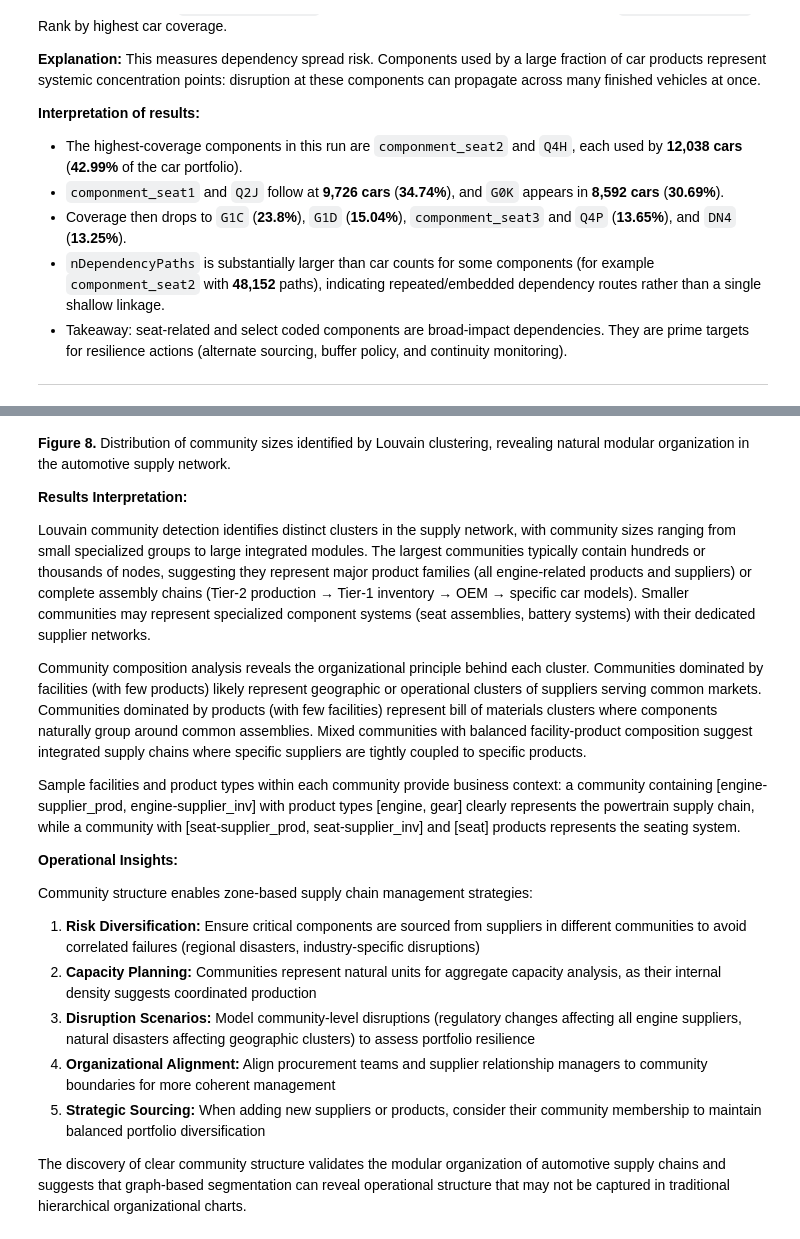
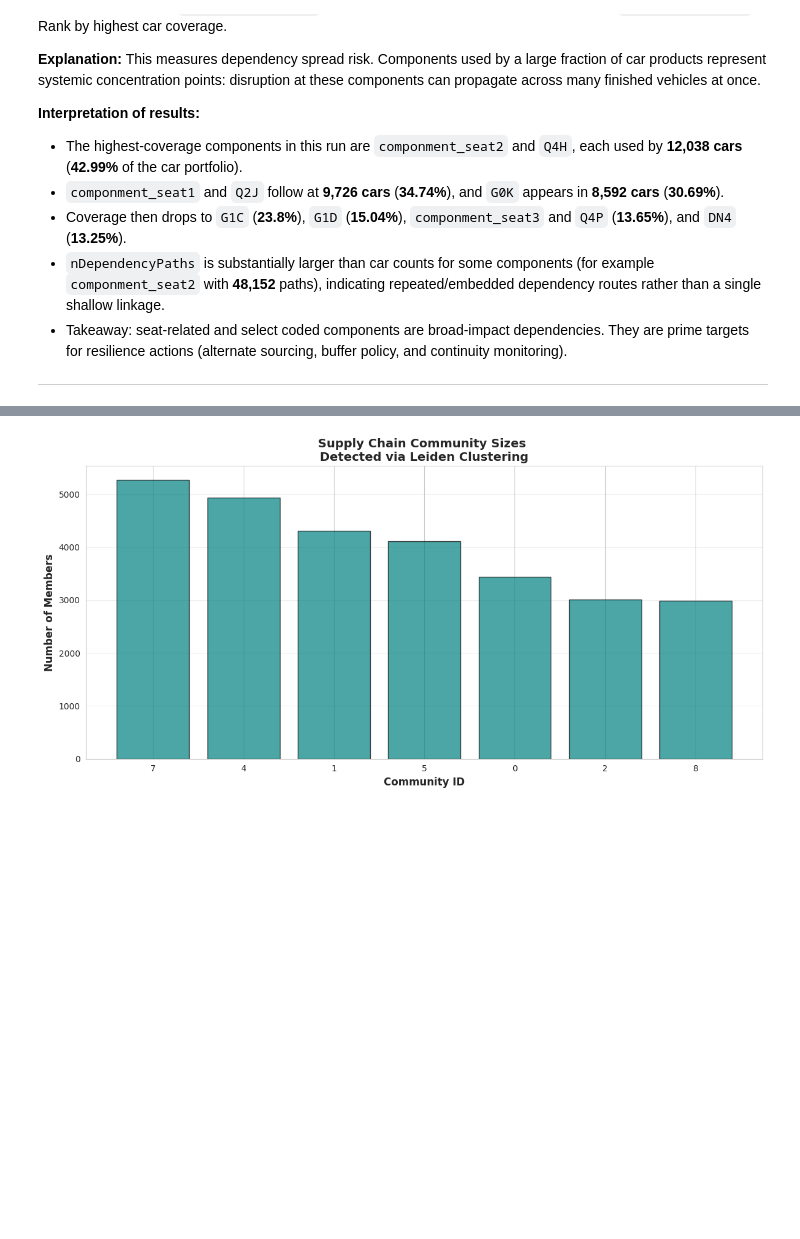
Before and after one commit to PeterMangoro/neo4j, a Jupyter notebook: finalProject/AutomotiveSupplyChain_Merged_Submission.ipynb, the cells around one changed output, grey strips where cells are left out. Saved outputs shown, nothing was run; the diff lists cells and outputs as text; code cells hidden in the pictures; blank space fills up the shorter version.

Commit message:
Automotive gds

```diff
--- a/finalProject/AutomotiveSupplyChain_Merged_Submission.ipynb
+++ b/finalProject/AutomotiveSupplyChain_Merged_Submission.ipynb
@@ -1731,38 +1917,34 @@ display(community_composition)
 # %%
 # Visualize community size distribution
-if not louvain_summary.empty:
- plt.figure(figsize=(12, 6))
+# Visualize community size distribution
+if not community_composition.empty:
+    plt.figure(figsize=(12, 6))
 
- # Bar chart of top 15 communities
- top15_communities = louvain_summary.head(15)
- plt.bar(range(len(top15_communities)), top15_communities['memberCount'],
- color='teal', edgecolor='black', alpha=0.7)
- plt.xlabel('Community ID (ranked by size)', fontsize=12, fontweight='bold')
- plt.ylabel('Number of Members', fontsize=12, fontweight='bold')
- plt.title('Supply Chain Community Sizes (Top 15)\nDetected via Louvain Clustering',
- fontsize=14, fontweight='bold')
- plt.grid(axis='y', alpha=0.3)
- plt.tight_layout()
- plt.show()
+    # Bar chart of top communities by size
+    top_communities = community_composition.head(15).copy()
+
+    plt.bar(
+        range(len(top_communities)),
+        top_communities['totalMembers'],
+        color='teal',
+        edgecolor='black',
+        alpha=0.7
+    )
+
+    plt.xticks(
+        range(len(top_communities)),
+        top_communities['communityId'],
+
+    )
+    plt.xlabel('Community ID', fontsize=12, fontweight='bold')
+    plt.ylabel('Number of Members', fontsize=12, fontweight='bold')
+    plt.title(
+        'Supply Chain Community Sizes \nDetected via Leiden Clustering',
+        fontsize=14,
+        fontweight='bold'
+    )
+    plt.grid(axis='y', alpha=0.3)
+    plt.tight_layout()
+    plt.show()
+# %% [output]
+[figure, added]
-# %% [markdown]
-**Figure 8.** Distribution of community sizes identified by Louvain clustering, revealing natural modular organization in the automotive supply network.
-
-**Results Interpretation:**
-
-Louvain community detection identifies distinct clusters in the supply network, with community sizes ranging from small specialized groups to large integrated modules. The largest communities typically contain hundreds or thousands of nodes, suggesting they represent major product families (all engine-related products and suppliers) or complete assembly chains (Tier-2 production → Tier-1 inventory → OEM → specific car models). Smaller communities may represent specialized component systems (seat assemblies, battery systems) with their dedicated supplier networks.
-
-Community composition analysis reveals the organizational principle behind each cluster. Communities dominated by facilities (with few products) likely represent geographic or operational clusters of suppliers serving common markets. Communities dominated by products (with few facilities) represent bill of materials clusters where components naturally group around common assemblies. Mixed communities with balanced facility-product composition suggest integrated supply chains where specific suppliers are tightly coupled to specific products.
-
-Sample facilities and product types within each community provide business context: a community containing [engine-supplier_prod, engine-supplier_inv] with product types [engine, gear] clearly represents the powertrain supply chain, while a community with [seat-supplier_prod, seat-supplier_inv] and [seat] products represents the seating system.
-
-**Operational Insights:**
-
-Community structure enables zone-based supply chain management strategies:
-
-1. **Risk Diversification:** Ensure critical components are sourced from suppliers in different communities to avoid correlated failures (regional disasters, industry-specific disruptions)
-2. **Capacity Planning:** Communities represent natural units for aggregate capacity analysis, as their internal density suggests coordinated production
-3. **Disruption Scenarios:** Model community-level disruptions (regulatory changes affecting all engine suppliers, natural disasters affecting geographic clusters) to assess portfolio resilience
-4. **Organizational Alignment:** Align procurement teams and supplier relationship managers to community boundaries for more coherent management
-5. **Strategic Sourcing:** When adding new suppliers or products, consider their community membership to maintain balanced portfolio diversification
-
-The discovery of clear community structure validates the modular organization of automotive supply chains and suggests that graph-based segmentation can reveal operational structure that may not be captured in traditional hierarchical organizational charts.
```
Also changed, not shown: parts of 56 cells of this notebook, 11 other files.
